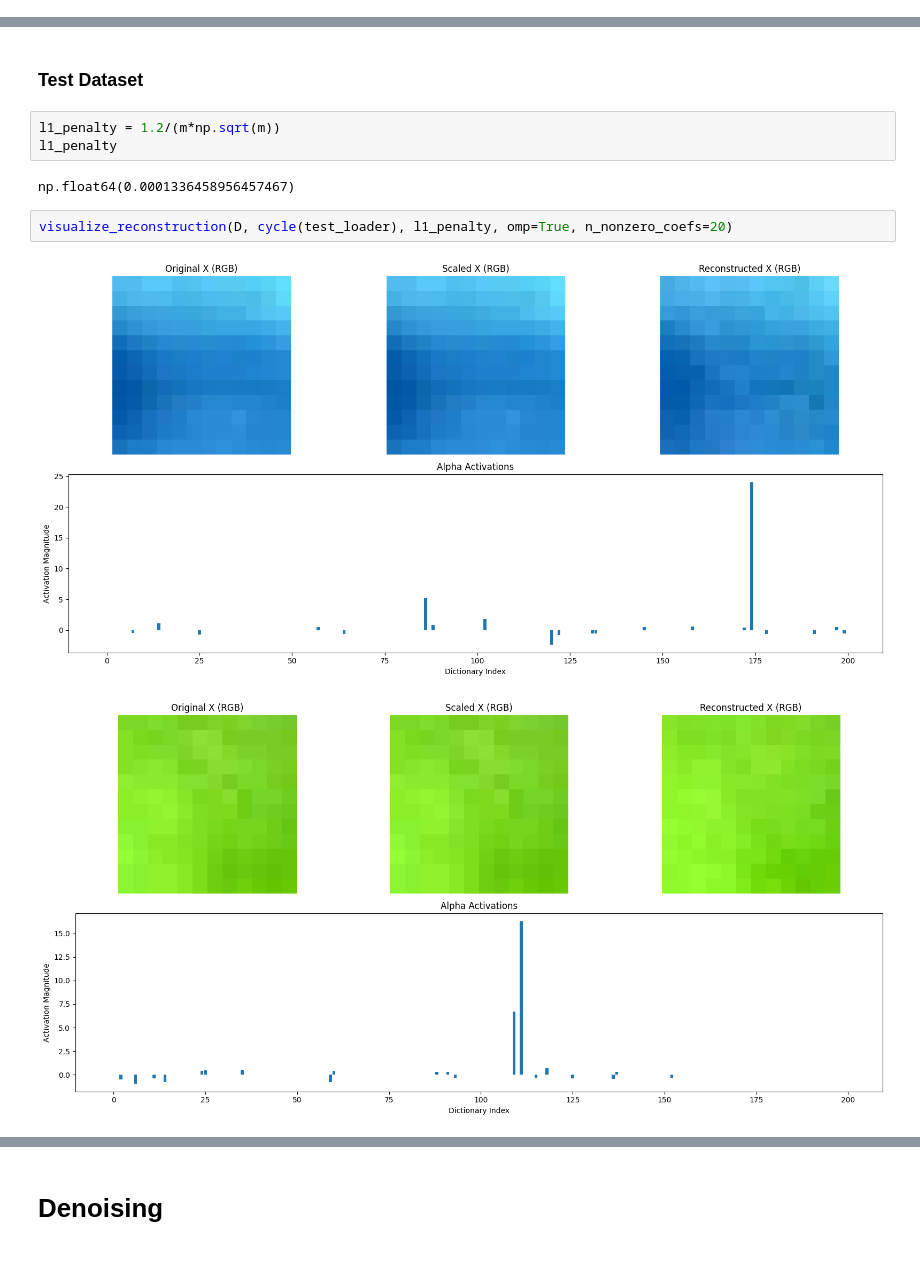
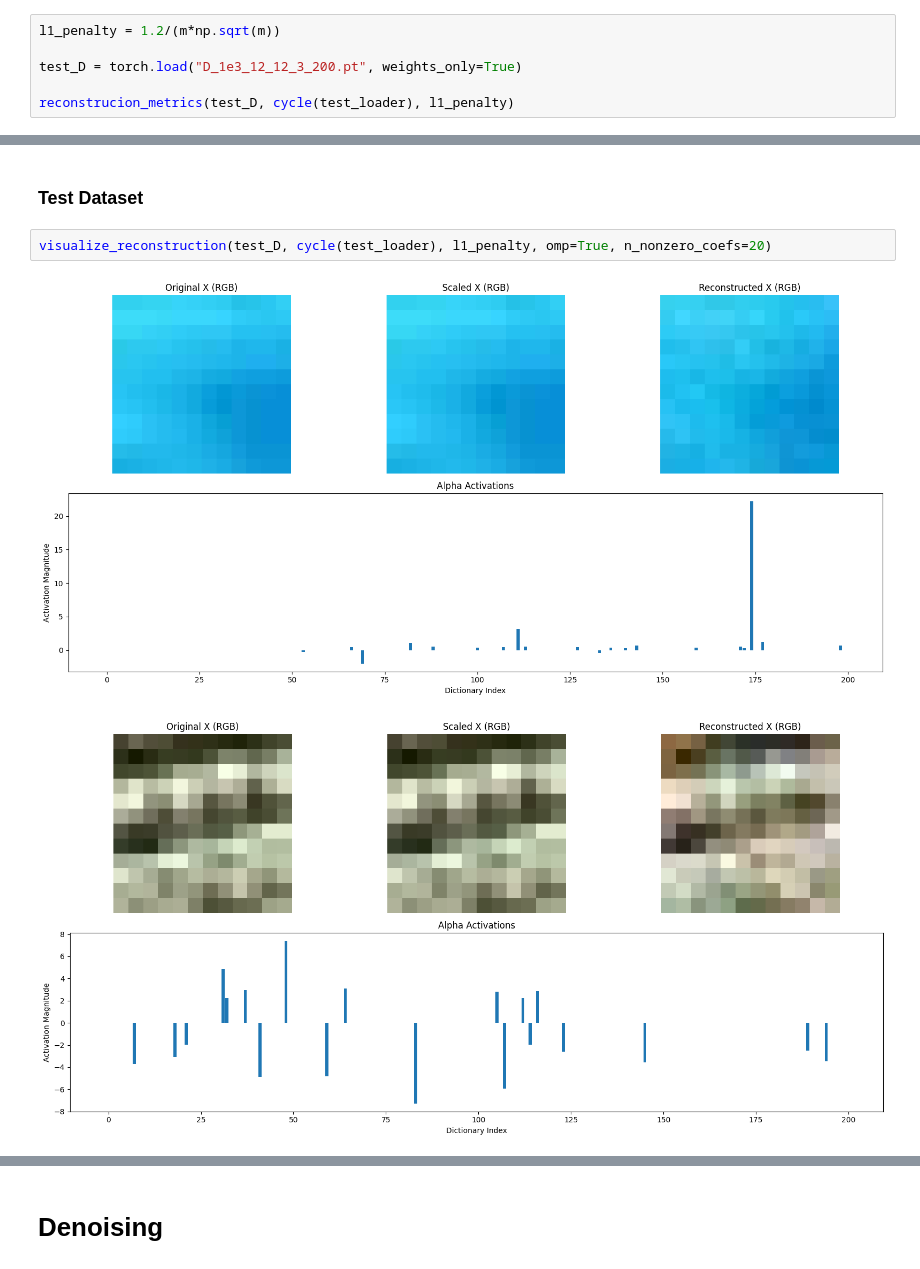
Before and after one commit to IAntoineV/Dictionary-Learning, a Jupyter notebook: src/experiments/berkeley_bis.ipynb, the cells around one changed output, grey strips where cells are left out. Saved outputs shown, nothing was run; the diff lists cells and outputs as text.

Commit message:
Addition of experinces metrics

```diff
--- a/src/experiments/berkeley_bis.ipynb
+++ b/src/experiments/berkeley_bis.ipynb
@@ -198,0 +223,6 @@ def visualize_reconstruction(D, loader, l1_penalty, n_nonzero_coefs=10, omp=Fals
+# %%
+l1_penalty = 1.2/(m*np.sqrt(m))
+
+test_D = torch.load("D_1e3_12_12_3_200.pt", weights_only=True)
+
+reconstrucion_metrics(test_D, cycle(test_loader), l1_penalty)
@@ -200,13 +239,8 @@ def visualize_reconstruction(D, loader, l1_penalty, n_nonzero_coefs=10, omp=Fals
 ## Reconstruction
 # %% [markdown]
 ### Test Dataset
-# %%
-l1_penalty = 1.2/(m*np.sqrt(m))
-l1_penalty
-# %% [output]
-np.float64(0.0001336458956457467)
 # %%
-visualize_reconstruction(D, cycle(test_loader), l1_penalty, omp=True, n_nonzero_coefs=20)
+visualize_reconstruction(test_D, cycle(test_loader), l1_penalty, omp=True, n_nonzero_coefs=20)
 # %% [output]
-[figure, old version]
+[figure, new version]
-[figure, old version]
+[figure, new version]
```
Also changed, not shown: parts of 10 cells of this notebook.
